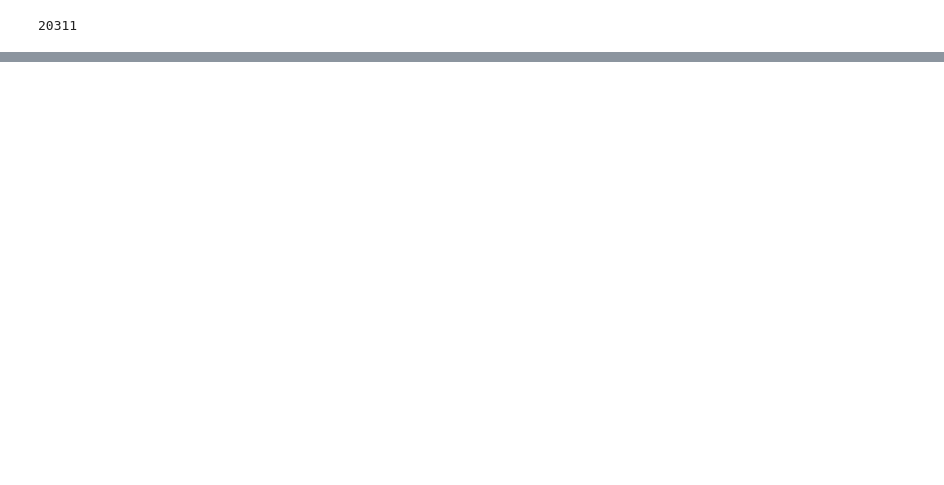
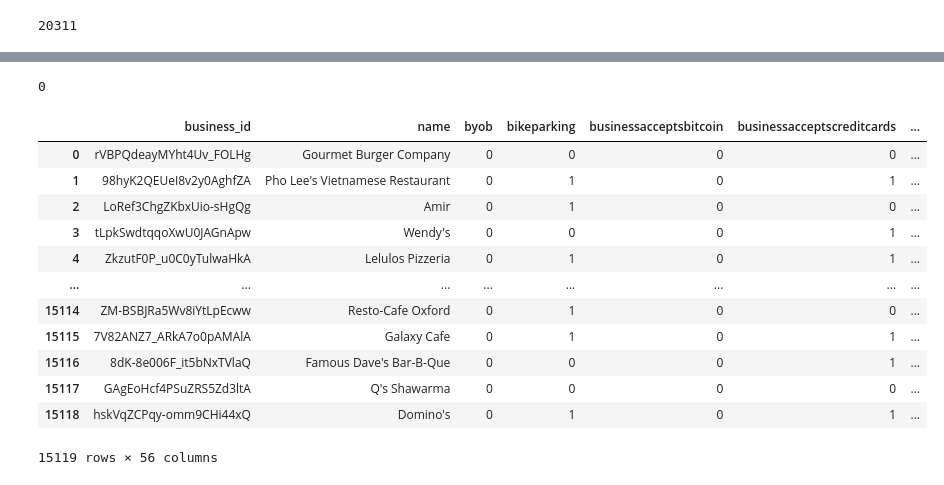
Before and after one commit to abtieku/group4-project, a Jupyter notebook: Machine_Learning/ML_and_DataCleaning_notebooks/categories_attributes.ipynb, the cells around one changed output, grey strips where cells are left out. Cells and saved outputs as stored; diff of their text form; code cells hidden in the pictures; blank space fills up the shorter version.

```diff
--- a/Machine_Learning/ML_and_DataCleaning_notebooks/categories_attributes.ipynb
+++ b/Machine_Learning/ML_and_DataCleaning_notebooks/categories_attributes.ipynb
@@ -321,0 +243,16 @@ new_df[["business_id","name_x","name_y"]]
+# %%
+new_df.drop("ambience",axis = 1,inplace = True)
+# %%
+def replacer(x):
+    if type(x) == int:
+        return x
+    if "False" in x or "None" in x:
+        return 0
+    elif "True" in x:
+        return 1
+    else:
+        return x
+
+for i in new_df.drop("business_id",axis = 1).columns:
+    print(i)
+    new_df[i] = new_df[i].apply(lambda x: replacer(x))
@@ -321,0 +290,24 @@ new_df[["business_id","name_x","name_y"]]
+# %%
+attributes_table = pandas.read_sql("select * from attributes_table",con=engine)
+# %%
+new_df.duplicated().sum()
+# %% [output]
+0
+# %%
+new_attributes_table = pandas.merge(attributes_table, new_df, how="inner",on="business_id")
+# %%
+new_attributes_table
+# %% [output]
+|  | business_id | name | byob | bikeparking | businessacceptsbitcoin | businessacceptscreditcards | ... |
+| 0 | rVBPQdeayMYht4Uv_FOLHg | Gourmet Burger Company | 0 | 0 | 0 | 0 | ... |
+| 1 | 98hyK2QEUeI8v2y0AghfZA | Pho Lee's Vietnamese Restaurant | 0 | 1 | 0 | 1 | ... |
+| 2 | LoRef3ChgZKbxUio-sHgQg | Amir | 0 | 1 | 0 | 0 | ... |
+| 3 | tLpkSwdtqqoXwU0JAGnApw | Wendy's | 0 | 0 | 0 | 1 | ... |
+| 4 | ZkzutF0P_u0C0yTulwaHkA | Lelulos Pizzeria | 0 | 1 | 0 | 1 | ... |
+| ... | ... | ... | ... | ... | ... | ... | ... |
+| 15114 | ZM-BSBJRa5Wv8iYtLpEcww | Resto-Cafe Oxford | 0 | 1 | 0 | 0 | ... |
+| 15115 | 7V82ANZ7_ARkA7o0pAMAlA | Galaxy Cafe | 0 | 1 | 0 | 1 | ... |
+| 15116 | 8dK-8e006F_it5bNxTVlaQ | Famous Dave's Bar-B-Que | 0 | 0 | 0 | 1 | ... |
+| 15117 | GAgEoHcf4PSuZRS5Zd3ltA | Q's Shawarma | 0 | 0 | 0 | 0 | ... |
+| 15118 | hskVqZCPqy-omm9CHi44xQ | Domino's | 0 | 1 | 0 | 1 | ... |
+15119 rows × 56 columns
```
Also changed, not shown: parts of 34 cells of this notebook, 4 other files.
